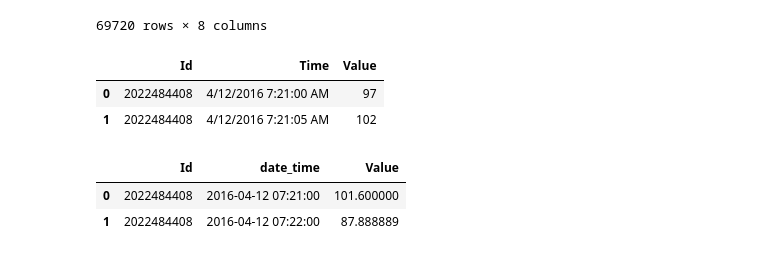
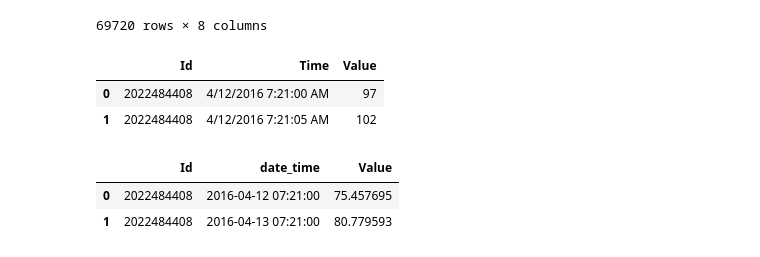
Before and after one commit to ameyabhamare/Customer-Personality-Analysis, a Jupyter notebook: heart_rate_analysis/eda.ipynb, the cells around one changed output. Saved outputs shown, nothing was run; the diff lists cells and outputs as text; code cells hidden in the pictures.

```diff
--- a/heart_rate_analysis/eda.ipynb
+++ b/heart_rate_analysis/eda.ipynb
@@ -150,9 +151,11 @@ heartrate_seconds.head(2)
 heartrate_seconds['date_time'] = pd.to_datetime(heartrate_seconds['Time'], format = "%m/%d/%Y %I:%M:%S %p")
 # %%
 heartrate_minute = heartrate_seconds.groupby('Id').resample('1min', on = 'date_time', origin = '2016-04-12 07:21:00').Value.mean().reset_index()
+# %%
+heartrate_daily = heartrate_seconds.groupby('Id').resample('1D', on = 'date_time', origin = '2016-04-12 07:21:00').Value.mean().reset_index()
 # %%
-heartrate_minute.head(2)
+heartrate_daily.head(2)
 # %% [output]
 |  | Id | date_time | Value |
-| 0 | 2022484408 | 2016-04-12 07:21:00 | 101.600000 |
-| 1 | 2022484408 | 2016-04-12 07:22:00 | 87.888889 |
+| 0 | 2022484408 | 2016-04-12 07:21:00 | 75.457695 |
+| 1 | 2022484408 | 2016-04-13 07:21:00 | 80.779593 |
```
Also changed, not shown: parts of 18 cells of this notebook.
